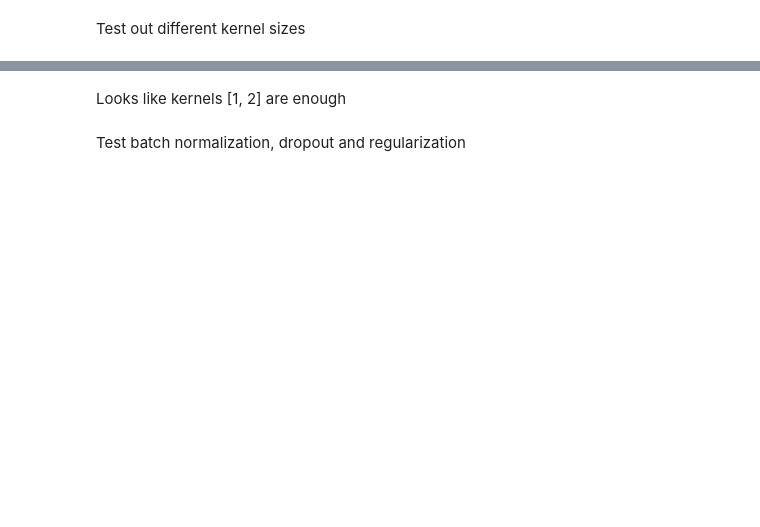
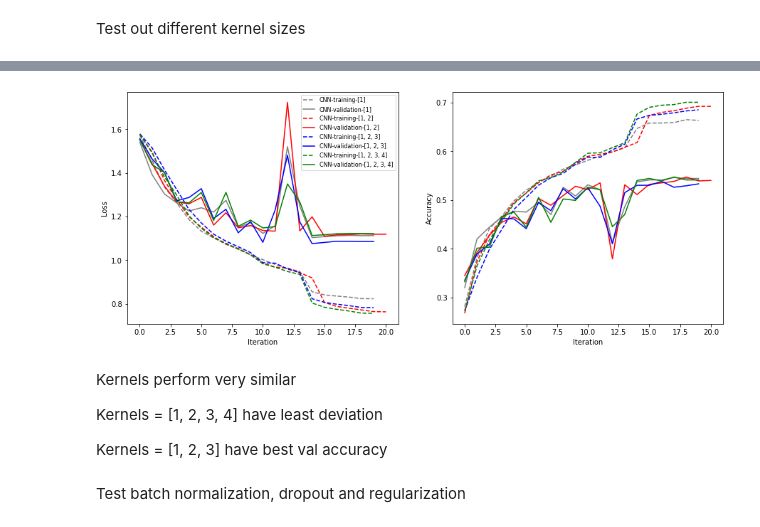
Before and after one commit to nikhilnanda21/yelp-is-all-you-need, a Jupyter notebook: Project1/4332_P1_CNN.ipynb, the cells around one changed output, grey strips where cells are left out. Saved outputs shown, nothing was run; the diff lists cells and outputs as text; code cells hidden in the pictures; blank space fills up the shorter version.

```diff
--- a/Project1/4332_P1_CNN.ipynb
+++ b/Project1/4332_P1_CNN.ipynb
@@ -518,9 +516,11 @@ Looks like SGD performs the best
 Test out different kernel sizes
 # %%
 kernel_size = [[1], [1, 2], [1, 2, 3], [1, 2, 3, 4]]
+kernel_histories = []
+
 for k in kernel_size:
     checkpointer = keras.callbacks.ModelCheckpoint(
-        filepath=os.path.join("models", "weights" + str(len(k)) + ".hdf5"),
+        filepath=os.path.join("models", "weights_kerns_" + str(len(k)) + ".hdf5"),
         monitor="val_accuracy",
         verbose=0,
         save_best_only=True)
@@ -532,9 +532,11 @@ for k in kernel_size:
                     validation_split=0.1,
                     epochs=100, batch_size=100, verbose=0,
                     callbacks=[checkpointer, earlystopping, reduce_lr])
-    model = keras.models.load_model(os.path.join("models", "weights" + str(len(k)) + ".hdf5"))
+    model = keras.models.load_model(os.path.join("models", "weights_kerns_" + str(len(k)) + ".hdf5"))
 
-    print("Kernels used", k)
+    kernel_histories.append((k, cnn_history))
+
+    print("Kernels:", k)
 
     train_score = model.evaluate(train_feats_matrix, train_label_matrix,
                                 batch_size=100)
@@ -566,5 +568,32 @@ Valid loss: 1.0180799961090088 Valid accuracy 0.5695000290870667
-# %% [markdown]
-Looks like kernels [1, 2] are enough
+# %%
+colors = ["gray", "red", "blue", "green"]
+plt.figure(figsize=(15,6))
+
+for i, (k, history) in enumerate(kernel_histories):
+    name = str(k)
+    plt.subplot(1,2,1)
+    plt.plot(history.history["loss"], label="CNN-training-" + name, color=colors[i], linestyle="dashed")
+    plt.plot(history.history["val_loss"], label="CNN-validation-" + name, color=colors[i])
+    plt.subplot(1,2,2)
+    plt.plot(history.history["accuracy"], label="CNN-training-" + name, color=colors[i], linestyle="dashed")
+    plt.plot(history.history["val_accuracy"], label="CNN-validation-" + name, color=colors[i])
+plt.subplot(1,2,1)
+plt.xlabel("Iteration")
+plt.ylabel("Loss")
+plt.legend(fontsize=8)
+plt.subplot(1,2,2)
+plt.xlabel("Iteration")
+plt.ylabel("Accuracy")
+# plt.legend()
+plt.show()
+# %% [output]
+[figure, added]
+# %% [markdown]
+Kernels perform very similar
+
+Kernels = [1, 2, 3, 4] have least deviation
+
+Kernels = [1, 2, 3] have best val accuracy
 # %% [markdown]
 Test batch normalization, dropout and regularization
 # %%
```
Also changed, not shown: parts of 13 cells of this notebook.
